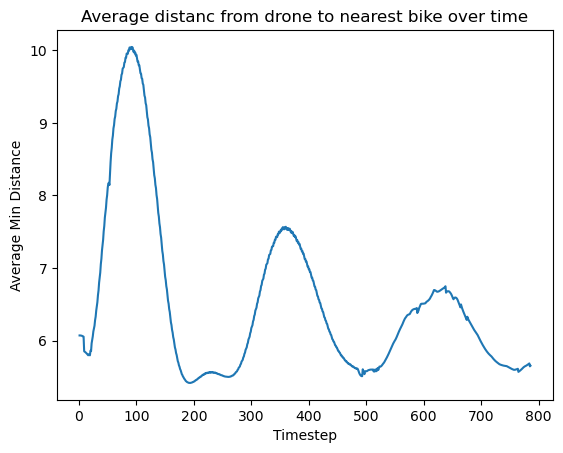
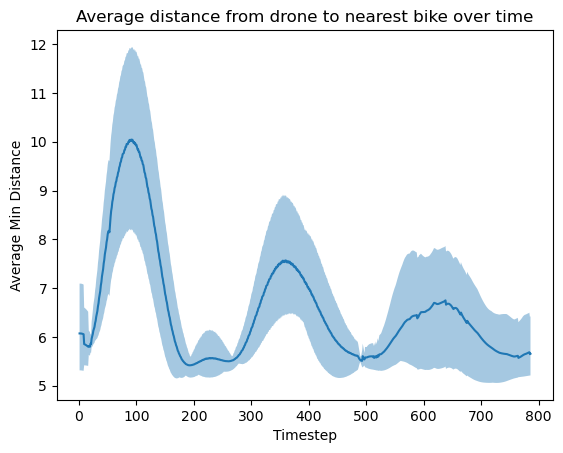
Code edit (unified diff) that turned the first committed figure into the second:
--- before
+++ after
@@ -1,8 +1,15 @@
 df = pd.read_csv("data/drone_data.csv")
-avg_dist = df.groupby("Timestep")["min_distance"].mean().reset_index()
+avg_dist = df.groupby("Timestep")["min_distance"].agg(["mean", "min", "max"]).reset_index()
 
-sns.lineplot(data=avg_dist, x="Timestep", y="min_distance")
+sns.lineplot(data=avg_dist, x="Timestep", y="mean")
 
-plt.title("Average distanc from drone to nearest bike over time")
+plt.fill_between(
+    avg_dist["Timestep"],
+    avg_dist["min"],
+    avg_dist["max"],
+    alpha=0.4
+)
+
+plt.title("Average distance from drone to nearest bike over time")
 plt.xlabel("Timestep")
 plt.ylabel("Average Min Distance")

Commit: add further data vis